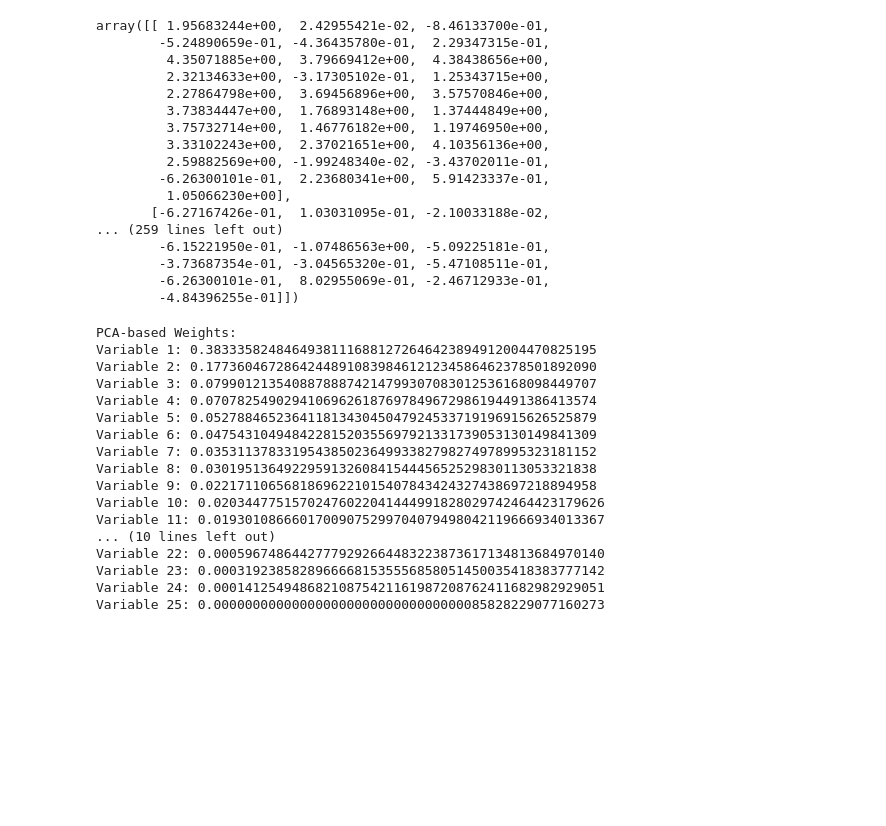
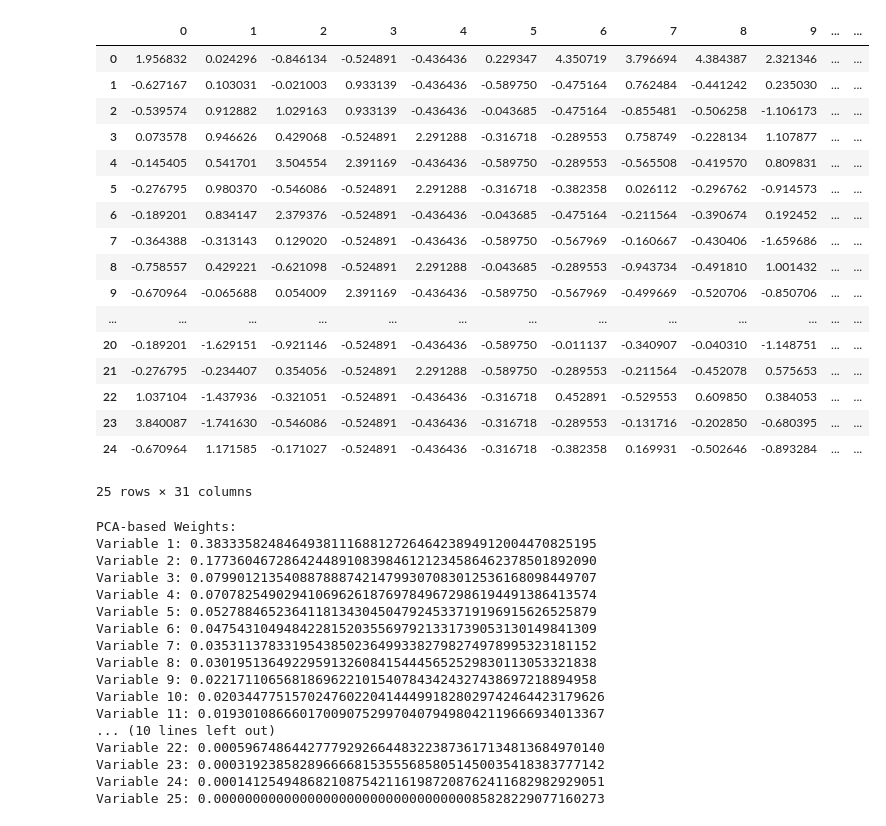
Before and after one commit to morateng/2023_Data_Campus, a Jupyter notebook: 데청캠 프로젝트 eda/data/시설수pca가중치.ipynb, the cells around one changed output. Saved outputs shown, nothing was run; the diff lists cells and outputs as text; code cells hidden in the pictures; blank space fills up the shorter version.

```diff
--- a/데청캠 프로젝트 eda/data/시설수pca가중치.ipynb
+++ b/데청캠 프로젝트 eda/data/시설수pca가중치.ipynb
@@ -29,26 +8,28 @@ df
 # %%
 from sklearn.preprocessing import StandardScaler
 
-df_scaled = StandardScaler().fit_transform(df)
+scaler = StandardScaler()
+df_scaled = pd.DataFrame(scaler.fit_transform(df))
 df_scaled
 # %% [output]
+|  | 0 | 1 | 2 | 3 | 4 | 5 | 6 | 7 | 8 | 9 | ... | ... |
+| 0 | 1.956832 | 0.024296 | -0.846134 | -0.524891 | -0.436436 | 0.229347 | 4.350719 | 3.796694 | 4.384387 | 2.321346 | ... | ... |
+| 1 | -0.627167 | 0.103031 | -0.021003 | 0.933139 | -0.436436 | -0.589750 | -0.475164 | 0.762484 | -0.441242 | 0.235030 | ... | ... |
+| 2 | -0.539574 | 0.912882 | 1.029163 | 0.933139 | -0.436436 | -0.043685 | -0.475164 | -0.855481 | -0.506258 | -1.106173 | ... | ... |
+| 3 | 0.073578 | 0.946626 | 0.429068 | -0.524891 | 2.291288 | -0.316718 | -0.289553 | 0.758749 | -0.228134 | 1.107877 | ... | ... |
+| 4 | -0.145405 | 0.541701 | 3.504554 | 2.391169 | -0.436436 | -0.589750 | -0.289553 | -0.565508 | -0.419570 | 0.809831 | ... | ... |
+| 5 | -0.276795 | 0.980370 | -0.546086 | -0.524891 | 2.291288 | -0.316718 | -0.382358 | 0.026112 | -0.296762 | -0.914573 | ... | ... |
+| 6 | -0.189201 | 0.834147 | 2.379376 | -0.524891 | -0.436436 | -0.043685 | -0.475164 | -0.211564 | -0.390674 | 0.192452 | ... | ... |
+| 7 | -0.364388 | -0.313143 | 0.129020 | -0.524891 | -0.436436 | -0.589750 | -0.567969 | -0.160667 | -0.430406 | -1.659686 | ... | ... |
+| 8 | -0.758557 | 0.429221 | -0.621098 | -0.524891 | 2.291288 | -0.043685 | -0.289553 | -0.943734 | -0.491810 | 1.001432 | ... | ... |
+| 9 | -0.670964 | -0.065688 | 0.054009 | 2.391169 | -0.436436 | -0.589750 | -0.567969 | -0.499669 | -0.520706 | -0.850706 | ... | ... |
+| ... | ... | ... | ... | ... | ... | ... | ... | ... | ... | ... | ... | ... |
+| 20 | -0.189201 | -1.629151 | -0.921146 | -0.524891 | -0.436436 | -0.589750 | -0.011137 | -0.340907 | -0.040310 | -1.148751 | ... | ... |
+| 21 | -0.276795 | -0.234407 | 0.354056 | -0.524891 | 2.291288 | -0.589750 | -0.289553 | -0.211564 | -0.452078 | 0.575653 | ... | ... |
+| 22 | 1.037104 | -1.437936 | -0.321051 | -0.524891 | -0.436436 | -0.316718 | 0.452891 | -0.529553 | 0.609850 | 0.384053 | ... | ... |
+| 23 | 3.840087 | -1.741630 | -0.546086 | -0.524891 | -0.436436 | -0.316718 | -0.289553 | -0.131716 | -0.202850 | -0.680395 | ... | ... |
+| 24 | -0.670964 | 1.171585 | -0.171027 | -0.524891 | -0.436436 | -0.316718 | -0.382358 | 0.169931 | -0.502646 | -0.893284 | ... | ... |
-array([[ 1.95683244e+00,  2.42955421e-02, -8.46133700e-01,
-        -5.24890659e-01, -4.36435780e-01,  2.29347315e-01,
-         4.35071885e+00,  3.79669412e+00,  4.38438656e+00,
-         2.32134633e+00, -3.17305102e-01,  1.25343715e+00,
-         2.27864798e+00,  3.69456896e+00,  3.57570846e+00,
-         3.73834447e+00,  1.76893148e+00,  1.37444849e+00,
-         3.75732714e+00,  1.46776182e+00,  1.19746950e+00,
-         3.33102243e+00,  2.37021651e+00,  4.10356136e+00,
-         2.59882569e+00, -1.99248340e-02, -3.43702011e-01,
-        -6.26300101e-01,  2.23680341e+00,  5.91423337e-01,
-         1.05066230e+00],
-       [-6.27167426e-01,  1.03031095e-01, -2.10033188e-02,
-... (259 lines left out)
-        -6.15221950e-01, -1.07486563e+00, -5.09225181e-01,
-        -3.73687354e-01, -3.04565320e-01, -5.47108511e-01,
-        -6.26300101e-01,  8.02955069e-01, -2.46712933e-01,
-        -4.84396255e-01]])
+25 rows × 31 columns
 # %%
 from sklearn.decomposition import PCA
 
```
Also changed, not shown: parts of 4 cells of this notebook, 2 other files.
